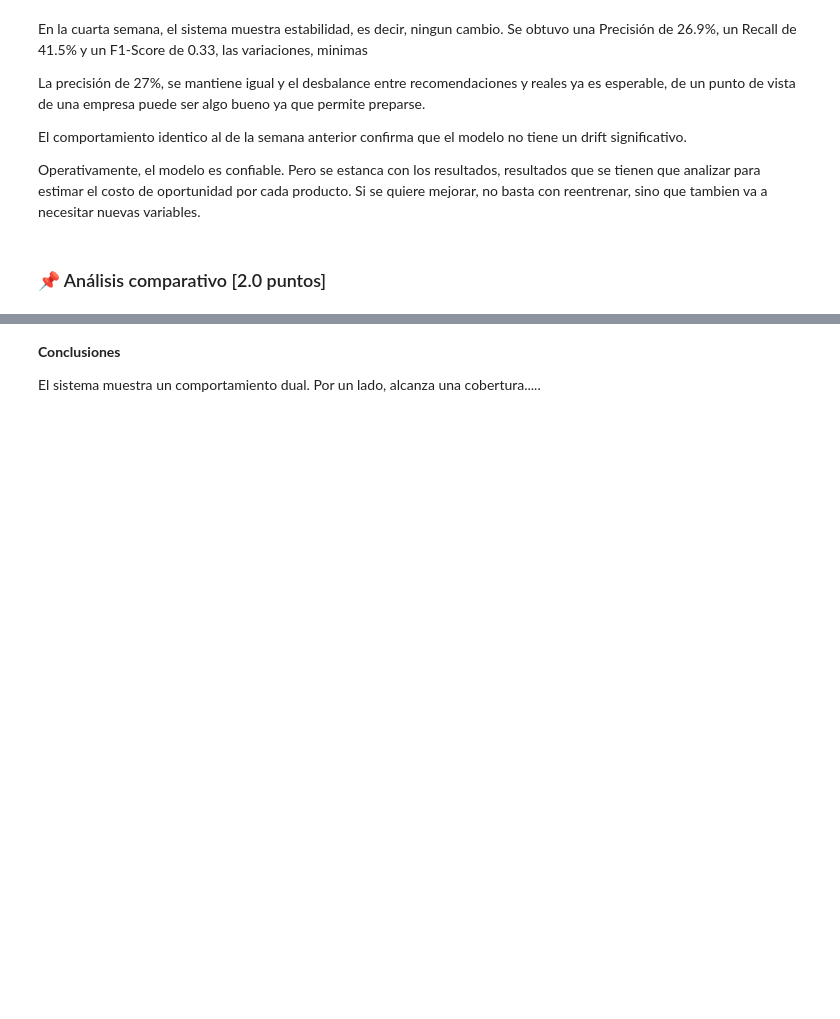
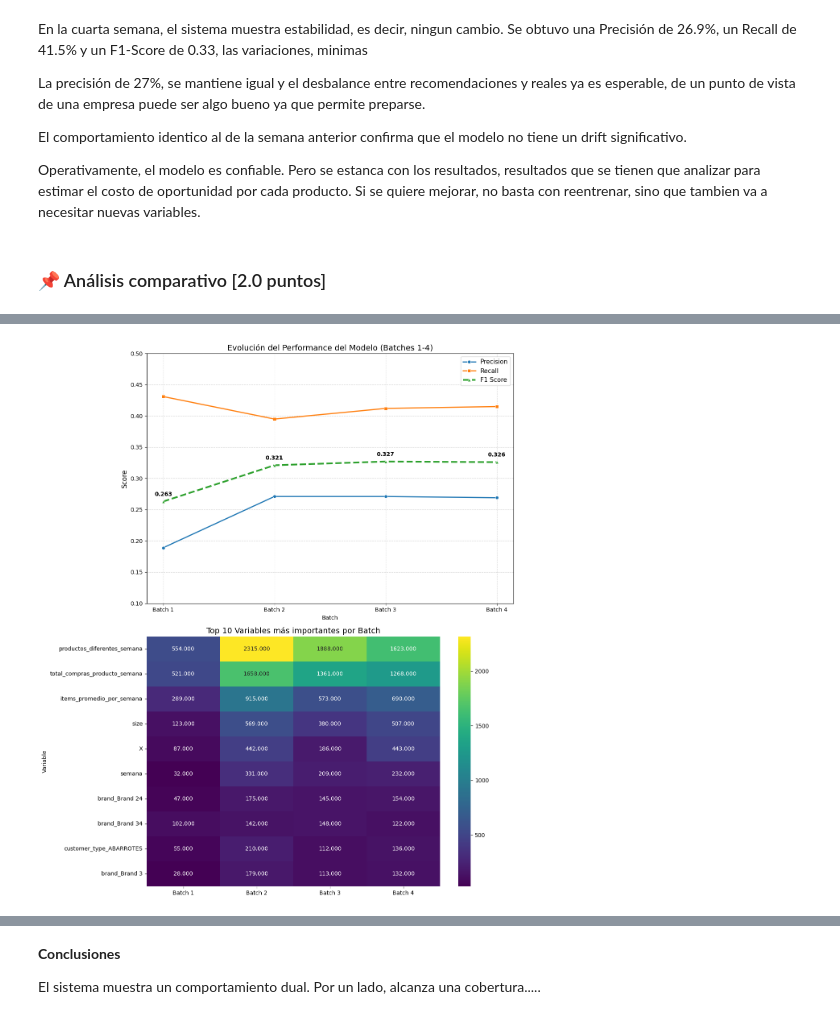
Before and after one commit to jp835/Repositorio-laboratorio-de-programaci-n-cient-fica-grupo-LosTcg, a Jupyter notebook: Proyecto/Entrega 3 proyecto/Informe_test.ipynb, the cells around one changed output, grey strips where cells are left out. Cells and saved outputs as stored; diff of their text form; code cells hidden in the pictures; blank space fills up the shorter version.

```diff
--- a/Proyecto/Entrega 3 proyecto/Informe_test.ipynb
+++ b/Proyecto/Entrega 3 proyecto/Informe_test.ipynb
@@ -394,3 +391,97 @@ Operativamente, el modelo es confiable. Pero se estanca con los resultados, resu
 # - Optimization History Plot
 # - Importance Plot
 # - SHAP Summary Plot
+# %%
+import pandas as pd
+import matplotlib.pyplot as plt
+import seaborn as sns
+import os
+from IPython.display import display, Image, Markdown
+# CARGAR DATOS DE FEATURE IMPORTANCE (Rutas Corregidas)
+
+print("Cargando datos de importancia de variables...")
+
+# Diccionario con las rutas exactas según tu imagen
+rutas_features = {
+    1: "Features_importances/feature_importances_fase_1.csv",
+    2: "Features_importances/feature_importances_fase_2.csv",
+    3: "Features_importances/feature_importances_fase_3.csv",
+    4: "Features_importances/feature_importances_fase_4.csv"
+}
+
+dfs = []
+for batch_id, ruta in rutas_features.items():
+    if os.path.exists(ruta):
+        # Cargar CSV
+        df = pd.read_csv(ruta)
+        df.columns = [c.lower() for c in df.columns]
+
+        # Identificar columna de nombre y columna de valor
+        col_feat = [c for c in df.columns if 'feature' in c or 'col' in c][0]
+        col_imp = [c for c in df.columns if 'import' in c or 'gain' in c or 'weight' in c][0]
+
+        # Renombrar y preparar
+        df = df[[col_feat, col_imp]].rename(columns={col_feat: 'feature', col_imp: f'Batch {batch_id}'})
+        df = df.set_index('feature')
+        dfs.append(df)
+
+# Consolidar todo en un solo DataFrame
+df_feats_all = pd.concat(dfs, axis=1)
+
+
+
+# Datos de métricas
+data_metrics = {
+    'Batch': ['Batch 1', 'Batch 2', 'Batch 3', 'Batch 4'],
+    'Precision': [0.189, 0.271, 0.271, 0.269],
+    'Recall': [0.431, 0.395, 0.412, 0.415],
+    'F1 Score': [0.263, 0.321, 0.327, 0.326]
+}
+df_metrics = pd.DataFrame(data_metrics)
+
+
+# Gráficos
+fig, axes = plt.subplots(2, 1, figsize=(12, 14))
+
+# Gráfico 1
+sns.lineplot(data=df_metrics, x='Batch', y='Precision', marker='o', label='Precision', ax=axes[0], linewidth=2)
+sns.lineplot(data=df_metrics, x='Batch', y='Recall', marker='s', label='Recall', ax=axes[0], linewidth=2)
+sns.lineplot(data=df_metrics, x='Batch', y='F1 Score', marker='^', label='F1 Score', ax=axes[0], linewidth=3, linestyle='--')
+
+axes[0].set_title('Evolución del Performance del Modelo (Batches 1-4)', fontsize=14)
+axes[0].set_ylabel('Score', fontsize=12)
+axes[0].grid(True, linestyle='--', alpha=0.6)
+axes[0].legend(fontsize=11)
+axes[0].set_ylim(0.1, 0.5)
+
+# Anotaciones
+for i, txt in enumerate(df_metrics['F1 Score']):
+    axes[0].annotate(f"{txt:.3f}", (i, df_metrics['F1 Score'][i]),
+                     textcoords="offset points", xytext=(0,10), ha='center', fontweight='bold')
+
+# Gráfico 2
+if dfs:
+    # Calcular promedio para filtrar las top 10
+    df_feats_all['mean_imp'] = df_feats_all.mean(axis=1)
+    df_top_10 = df_feats_all.sort_values('mean_imp', ascending=False).head(10).drop(columns='mean_imp')
+
+    sns.heatmap(df_top_10, annot=True, cmap='viridis', fmt=".3f", ax=axes[1])
+    axes[1].set_title('Top 10 Variables más importantes por Batch', fontsize=14)
+    axes[1].set_ylabel('Variable')
+else:
+    axes[1].text(0.5, 0.5, 'No hay datos de Features para mostrar', ha='center')
+
+plt.tight_layout()
+plt.show()
+
+# Gráficos de Optimización (Optuna / SHAP)
+
+display(Markdown("### Optimización de Hiperparámetros (History Plot)"))
+dir_imgs = "param importnaces"
+imgs_disponibles = sorted([f for f in os.listdir(dir_imgs) if f.endswith('.png')]) if os.path.exists(dir_imgs) else []
+
+
+for img_file in imgs_disponibles:
+    display(Markdown(f"**{img_file}**"))
+    display(Image(filename=os.path.join(dir_imgs, img_file), width=600))
+# %% [output]
@@ -396,0 +489 @@ Operativamente, el modelo es confiable. Pero se estanca con los resultados, resu
+[figure, added]
```
Also changed, not shown: parts of 6 cells of this notebook.
